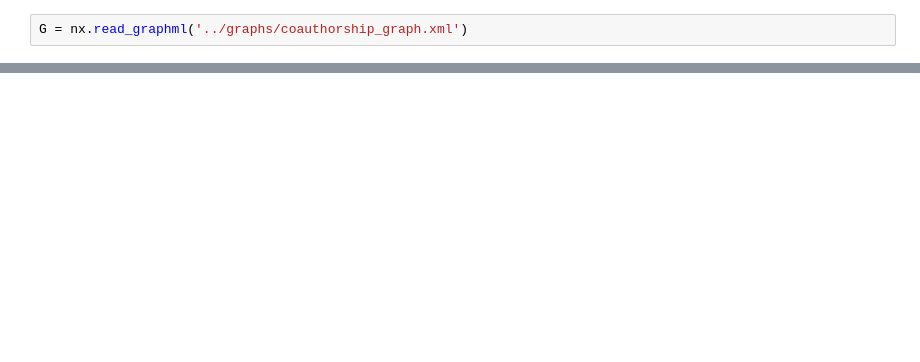
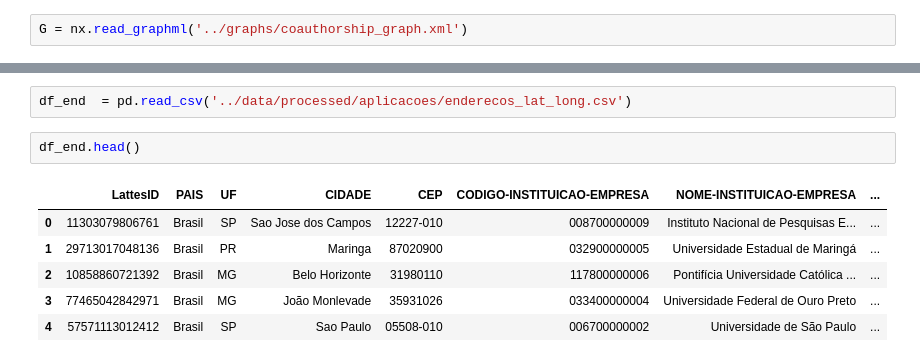
Before and after one commit to yagoprimerano/Network-Analysis-Lattes, a Jupyter notebook: notebooks/2.analysis.ipynb, the cells around one changed output, grey strips where cells are left out. Saved outputs shown, nothing was run; the diff lists cells and outputs as text; blank space fills up the shorter version.

```diff
--- a/notebooks/2.analysis.ipynb
+++ b/notebooks/2.analysis.ipynb
@@ -4,0 +194,11 @@ G = nx.read_graphml('../graphs/coauthorship_graph.xml')
+# %%
+df_end  = pd.read_csv('../data/processed/aplicacoes/enderecos_lat_long.csv')
+# %%
+df_end.head()
+# %% [output]
+|  | LattesID | PAIS | UF | CIDADE | CEP | CODIGO-INSTITUICAO-EMPRESA | NOME-INSTITUICAO-EMPRESA | ... |
+| 0 | 11303079806761 | Brasil | SP | Sao Jose dos Campos | 12227-010 | 008700000009 | Instituto Nacional de Pesquisas E... | ... |
+| 1 | 29713017048136 | Brasil | PR | Maringa | 87020900 | 032900000005 | Universidade Estadual de Maringá | ... |
+| 2 | 10858860721392 | Brasil | MG | Belo Horizonte | 31980110 | 117800000006 | Pontifícia Universidade Católica ... | ... |
+| 3 | 77465042842971 | Brasil | MG | João Monlevade | 35931026 | 033400000004 | Universidade Federal de Ouro Preto | ... |
+| 4 | 57571113012412 | Brasil | SP | Sao Paulo | 05508-010 | 006700000002 | Universidade de São Paulo | ... |
```
Also changed, not shown: parts of 25 cells of this notebook, 1 other file.
